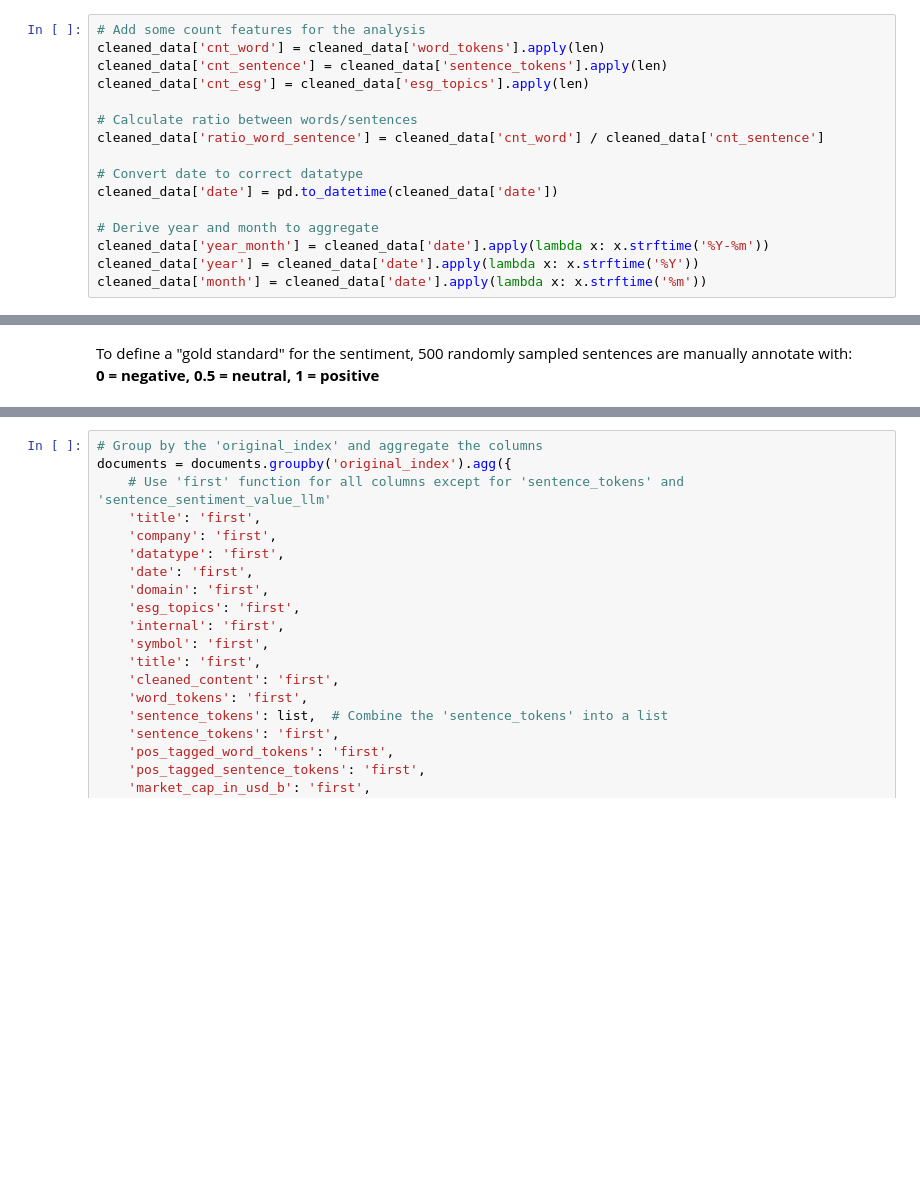
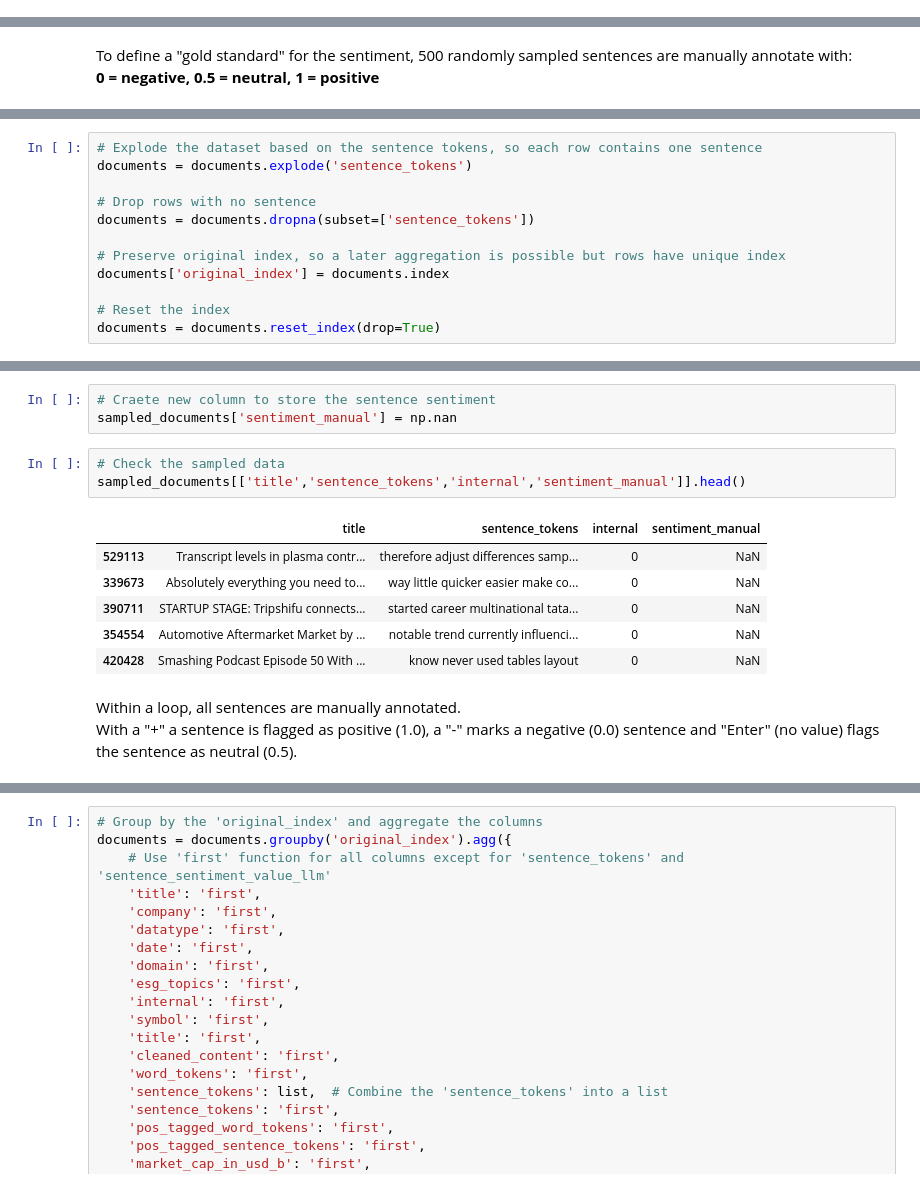
Before and after one commit to syX113/hslu-nlp, a Jupyter notebook: stage2/02-data-annotation.ipynb, the cells around one changed output, grey strips where cells are left out. Drawn from its saved outputs; the diff is of its cells as text; blank space fills up the shorter version.

```diff
--- a/stage2/02-data-annotation.ipynb
+++ b/stage2/02-data-annotation.ipynb
@@ -32,16 +50,0 @@ cleaned_data['esg_topics'] = cleaned_data['esg_topics'].apply(string_to_list)
-# %%
-# Add some count features for the analysis
-cleaned_data['cnt_word'] = cleaned_data['word_tokens'].apply(len)
-cleaned_data['cnt_sentence'] = cleaned_data['sentence_tokens'].apply(len)
-cleaned_data['cnt_esg'] = cleaned_data['esg_topics'].apply(len)
-
-# Calculate ratio between words/sentences
-cleaned_data['ratio_word_sentence'] = cleaned_data['cnt_word'] / cleaned_data['cnt_sentence']
-
-# Convert date to correct datatype
-cleaned_data['date'] = pd.to_datetime(cleaned_data['date'])
-
-# Derive year and month to aggregate
-cleaned_data['year_month'] = cleaned_data['date'].apply(lambda x: x.strftime('%Y-%m'))
-cleaned_data['year'] = cleaned_data['date'].apply(lambda x: x.strftime('%Y'))
-cleaned_data['month'] = cleaned_data['date'].apply(lambda x: x.strftime('%m'))
@@ -80 +86,13 @@ To define a "gold standard" for the sentiment, 500 randomly sampled sentences ar
 documents = cleaned_data.copy(deep=True)
+# %%
+# Explode the dataset based on the sentence tokens, so each row contains one sentence
+documents = documents.explode('sentence_tokens')
+
+# Drop rows with no sentence
+documents = documents.dropna(subset=['sentence_tokens'])
+
+# Preserve original index, so a later aggregation is possible but rows have unique index
+documents['original_index'] = documents.index
+
+# Reset the index
+documents = documents.reset_index(drop=True)
@@ -80,0 +118,16 @@ documents = cleaned_data.copy(deep=True)
+# %%
+# Craete new column to store the sentence sentiment
+sampled_documents['sentiment_manual'] = np.nan
+# %%
+# Check the sampled data
+sampled_documents[['title','sentence_tokens','internal','sentiment_manual']].head()
+# %% [output]
+|  | title | sentence_tokens | internal | sentiment_manual |
+| 529113 | Transcript levels in plasma contr... | therefore adjust differences samp... | 0 | NaN |
+| 339673 | Absolutely everything you need to... | way little quicker easier make co... | 0 | NaN |
+| 390711 | STARTUP STAGE: Tripshifu connects... | started career multinational tata... | 0 | NaN |
+| 354554 | Automotive Aftermarket Market by ... | notable trend currently influenci... | 0 | NaN |
+| 420428 | Smashing Podcast Episode 50 With ... | know never used tables layout | 0 | NaN |
+# %% [markdown]
+Within a loop, all sentences are manually annotated.
+With a "+" a sentence is flagged as positive (1.0), a "-" marks a negative (0.0) sentence and "Enter" (no value) flags the sentence as neutral (0.5).
```
Also changed, not shown: parts of 41 cells of this notebook, 2 other files.
